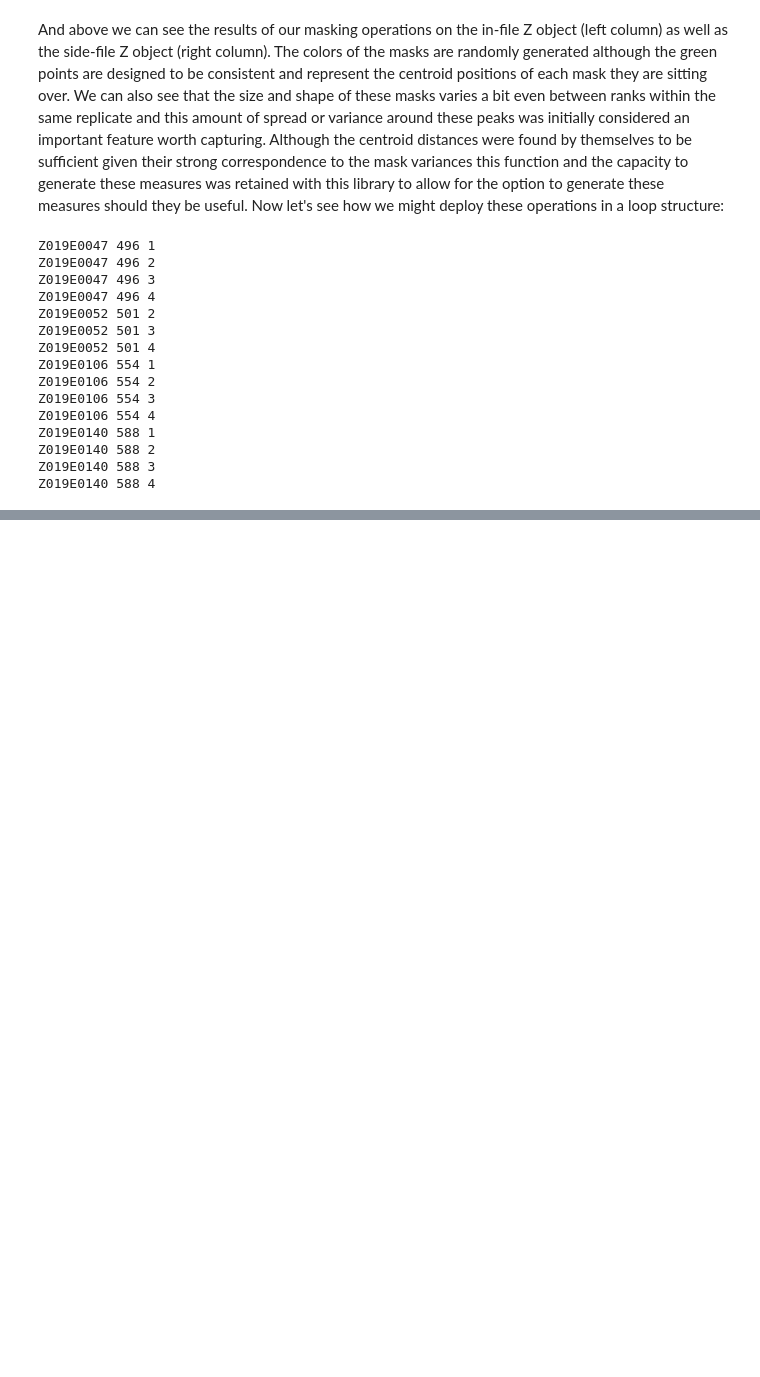
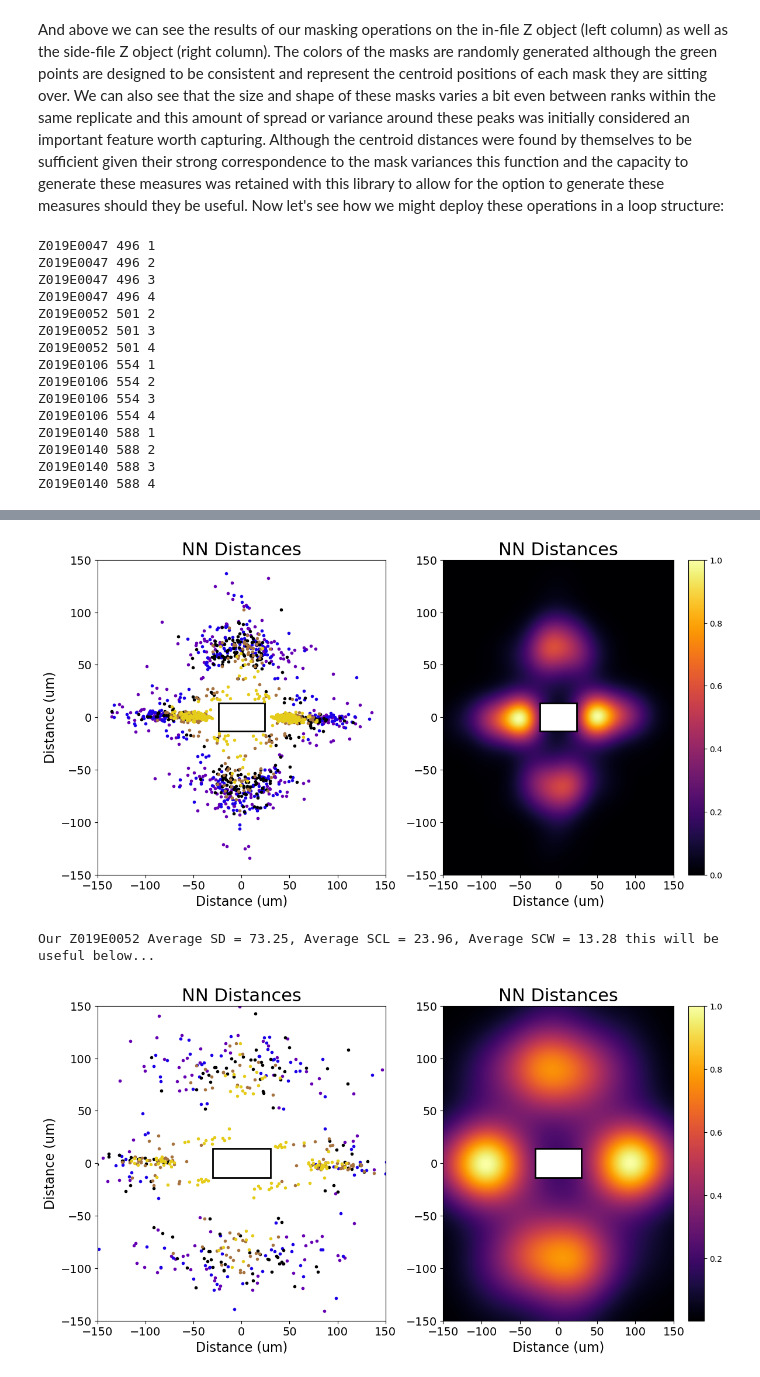
Before and after one commit to jgerardhodge/pySPP, a Jupyter notebook: SPP_Binder_Demo.ipynb, the cells around one changed output, grey strips where cells are left out. Saved outputs shown, nothing was run; the diff lists cells and outputs as text; code cells hidden in the pictures; blank space fills up the shorter version.

```diff
--- a/SPP_Binder_Demo.ipynb
+++ b/SPP_Binder_Demo.ipynb
@@ -817,0 +893,80 @@ For questions or comments feel free to reach out!
+# %%
+ranks=5
+xbound=150
+ybound=150
+
+cur_geno='Z019E0052'
+fld=501
+rep=2
+
+SD_counts=[]
+SC_lengths=[]
+SC_widths=[]
+SC_areas=[]
+SC_lwratios=[]
+
+AccNNs=rankedNNs_2016[rankedNNs_2016['Genotype']==cur_geno]
+
+AccNNs
+
+fovs=np.unique(AccNNs['FOV'])
+for fov in fovs:
+
+    img_coord_index=np.where((SC_data2016['Genotype']==cur_geno) & (SC_data2016['Fieldplot']==fld) & (SC_data2016['Replicate']==rep) & (SC_data2016['FOV']==fov))
+    Repdata=SC_data2016.iloc[img_coord_index[0]]
+
+    SD_counts.append(Repdata.shape[0]*1.25)
+    SC_lengths.append(np.round(np.mean(Repdata['length_um']),2))
+    SC_widths.append(np.round(np.mean(Repdata['width_um']),2))
+    SC_areas.append(np.round(np.mean(Repdata['stoma_area_um.2']),2))
+    SC_lwratios.append(np.round(np.mean(Repdata['length_width_ratio']),2))
+
+SD_mu52=np.round(np.mean(SD_counts),2)
+SCL_mu52=np.round(np.mean(SC_lengths),2)
+SCW_mu52=np.round(np.mean(SC_widths),2)
+SCA_mu52=np.round(np.mean(SC_areas),2)
+SCLWR_mu52=np.round(np.mean(SC_lwratios),2)
+
+RepNNs52=rankedNNs_2016[(rankedNNs_2016['Genotype']==cur_geno) & (rankedNNs_2016['Fieldplot']==fld) & (rankedNNs_2016['Replicate']==rep)]
+
+RepZ52=SPP.stomata_KDDs(RepNNs52, xbound, ybound, SCL_mu52, SCW_mu52, ranks, 'avgrank', plotting=True)
+
+print('Our Z019E0052 Average SD = '+str(SD_mu52)+', Average SCL = '+str(SCL_mu52)+', Average SCW = '+str(SCW_mu52)+' this will be useful below...')
+
+cur_geno='Z019E0140'
+fld=588
+rep=1
+
+SD_counts=[]
+SC_lengths=[]
+SC_widths=[]
+SC_areas=[]
+SC_lwratios=[]
+
+fovs=np.unique(AccNNs['FOV'])
+for fov in fovs:
+
+    img_coord_index=np.where((SC_data2016['Genotype']==cur_geno) & (SC_data2016['Fieldplot']==fld) & (SC_data2016['Replicate']==rep) & (SC_data2016['FOV']==fov))
+    Repdata=SC_data2016.iloc[img_coord_index[0]]
+
+    SD_counts.append(Repdata.shape[0]*1.25)
+    SC_lengths.append(np.round(np.mean(Repdata['length_um']),2))
+    SC_widths.append(np.round(np.mean(Repdata['width_um']),2))
+    SC_areas.append(np.round(np.mean(Repdata['stoma_area_um.2']),2))
+    SC_lwratios.append(np.round(np.mean(Repdata['length_width_ratio']),2))
+
+SD_mu140=np.round(np.mean(SD_counts),2)
+SCL_mu140=np.round(np.mean(SC_lengths),2)
+SCW_mu140=np.round(np.mean(SC_widths),2)
+SCA_mu140=np.round(np.mean(SC_areas),2)
+SCLWR_mu140=np.round(np.mean(SC_lwratios),2)
+
+RepNNs140=rankedNNs_2016[(rankedNNs_2016['Genotype']==cur_geno) & (rankedNNs_2016['Fieldplot']==fld) & (rankedNNs_2016['Replicate']==rep)]
+
+RepZ140=SPP.stomata_KDDs(RepNNs140, xbound, ybound, SCL_mu140, SCW_mu140, ranks, 'avgrank', plotting=True)
+
+print('Our Z019E0140 Average SD = '+str(SD_mu140)+', Average SCL = '+str(SCL_mu140)+', Average SCW = '+str(SCW_mu140)+' this will be useful below...')
+# %% [output]
+[figure, added]
+Our Z019E0052 Average SD = 73.25, Average SCL = 23.96, Average SCW = 13.28 this will be useful below...
+[figure, added]
```
Also changed, not shown: parts of 13 cells of this notebook.
